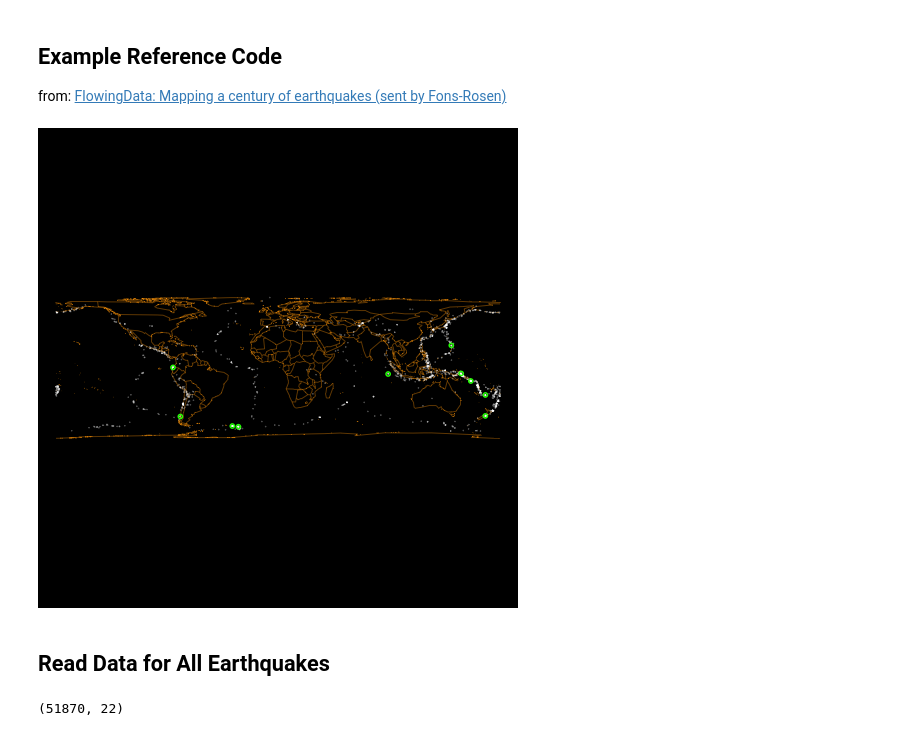
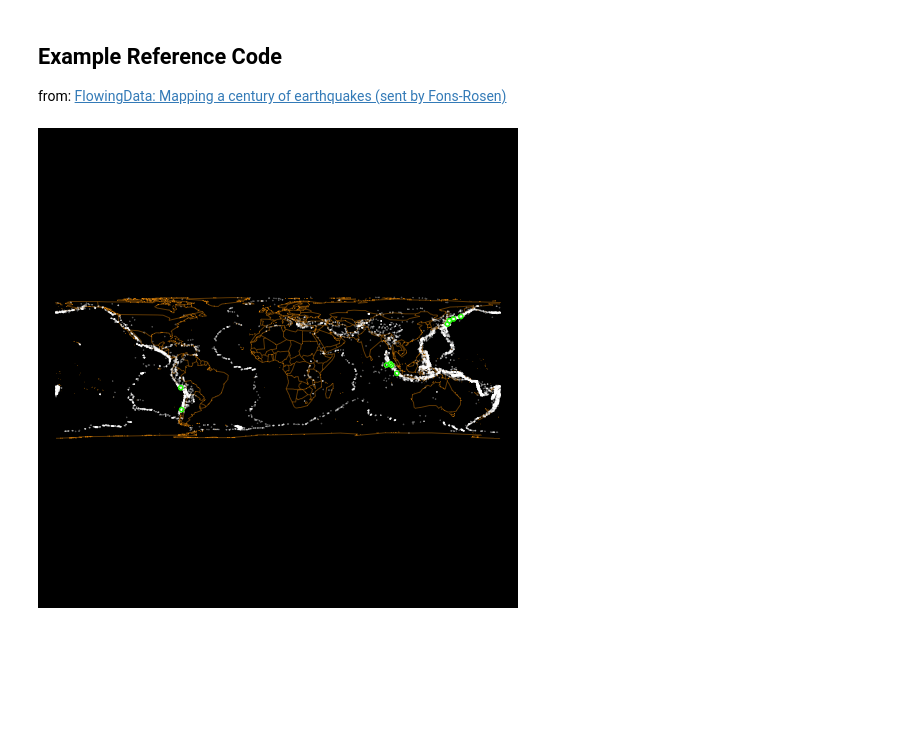
Before and after one commit to feliuserra/Luminosity, a Jupyter notebook: earthquakes.ipynb, the cells around one changed output. Drawn from its saved outputs; the diff is of its cells as text; code cells hidden in the pictures; blank space fills up the shorter version.

```diff
--- a/earthquakes.ipynb
+++ b/earthquakes.ipynb
@@ -3,30 +49,26 @@
 # %% [markdown]
 ## Example Reference Code
 from: [FlowingData: Mapping a century of earthquakes (sent by Fons-Rosen)](http://flowingdata.com/2014/04/15/mapping-a-century-of-earthquakes/)
+# %%
+# select only quakes with magnitude higher than 5.5 to pass to R
+r_quakes = quakes[(abs(quakes['mag']) > 5.5)]
 # %%
-%%R
+%%R -i r_quakes
+quakes = r_quakes
 library(maps)
 library(mapproj)
-
-options(repr.plot.width = 4, repr.plot.height = 4)
-
-# Load data
-quakes <- read.csv('data/quakes2016.csv')
-quakes_raw <- quakes
 
 # Draw map
 par(mar=c(0,0,0,0))
 map("world", col="orange", bg="#000000", fill=FALSE, interior=TRUE, lwd=0.5, projection="cylequalarea", par=0, wrap=TRUE)
 
 # Add points
 ptsproj <- mapproject(quakes$longitude, quakes$latitude)
 points(ptsproj, pch=20, cex=0.15, col="#ffffff40")
 
 # Circle the highest magnitude quakes
 quakes.o <- quakes[order(quakes$mag, decreasing=TRUE),]
 majorpts <- mapproject(quakes.o$longitude[1:10], quakes.o$latitude[1:10])
 symbols(majorpts, circles=rep(0.03, 10), add=TRUE, inches=FALSE, fg="green", lwd=2)
 # %% [output]
-[figure, old version]
+[figure, new version]
-# %% [markdown]
-## Read Data for All Earthquakes
@@ -35,14 +74,0 @@ import pandas as pd
-# %%
-years = ['1985-1989', '1990-1994', '1995-1999', '2000', '2001', '2002',
-         '2003', '2004', '2005', '2006', '2007', '2008', '2009', '2010',
-         '2011', '2012', '2013', '2014', '2015']
-
-quakes = pd.DataFrame()
-for year in years:
-    path ='data/quakes%s.csv' % year
-    frame = pd.read_csv(path)
-    quakes = quakes.append(frame, ignore_index=True)
-
-quakes.shape
-# %% [output]
-(51870, 22)
```
Also changed, not shown: parts of 5 cells of this notebook.
